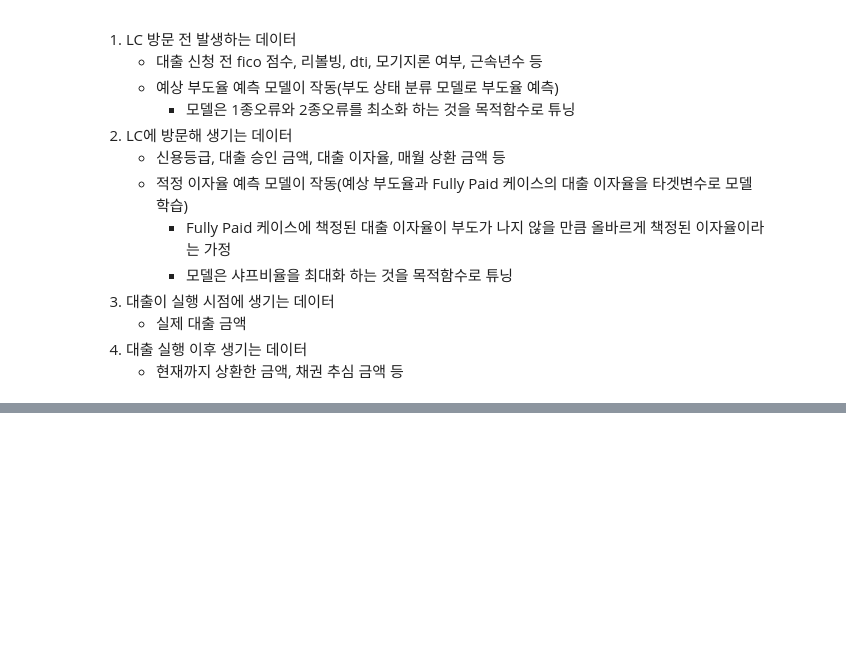
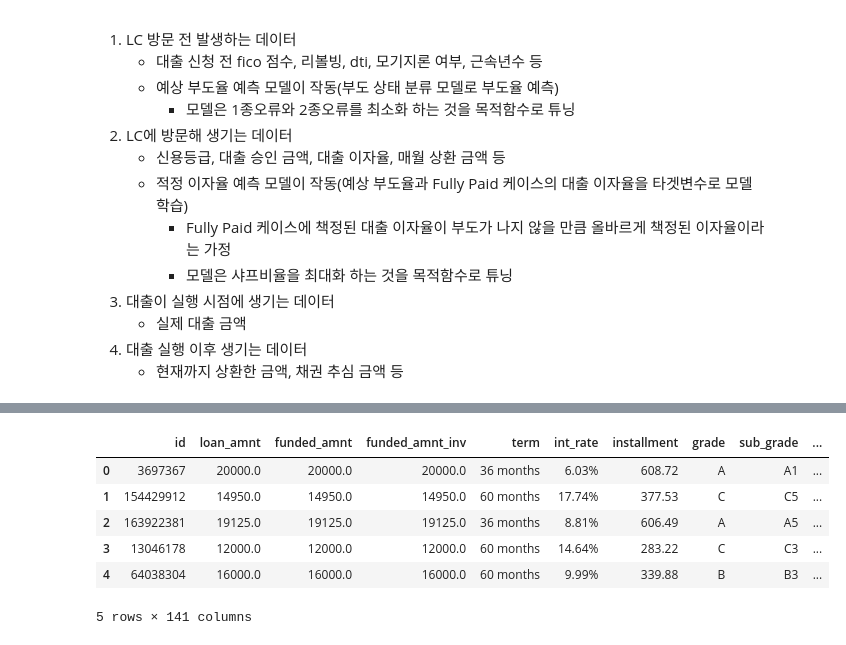
Before and after one commit to SNU-fintech-team-4/LendSure, a Jupyter notebook: final/Data_cleansing.ipynb, the cells around one changed output, grey strips where cells are left out. Cells and saved outputs as stored; diff of their text form; code cells hidden in the pictures; blank space fills up the shorter version.

```diff
--- a/final/Data_cleansing.ipynb
+++ b/final/Data_cleansing.ipynb
@@ -67,0 +447,11 @@ KeyError: "['home_ownership', 'verification_status'] not in index"
+# %%
+df = pd.read_csv("./data/lending_club_2020_test.csv", low_memory=False)
+df.head()
+# %% [output]
+|  | id | loan_amnt | funded_amnt | funded_amnt_inv | term | int_rate | installment | grade | sub_grade | ... |
+| 0 | 3697367 | 20000.0 | 20000.0 | 20000.0 | 36 months | 6.03% | 608.72 | A | A1 | ... |
+| 1 | 154429912 | 14950.0 | 14950.0 | 14950.0 | 60 months | 17.74% | 377.53 | C | C5 | ... |
+| 2 | 163922381 | 19125.0 | 19125.0 | 19125.0 | 36 months | 8.81% | 606.49 | A | A5 | ... |
+| 3 | 13046178 | 12000.0 | 12000.0 | 12000.0 | 60 months | 14.64% | 283.22 | C | C3 | ... |
+| 4 | 64038304 | 16000.0 | 16000.0 | 16000.0 | 60 months | 9.99% | 339.88 | B | B3 | ... |
+5 rows × 141 columns
```
Also changed, not shown: parts of 38 cells of this notebook, 27 other files.
